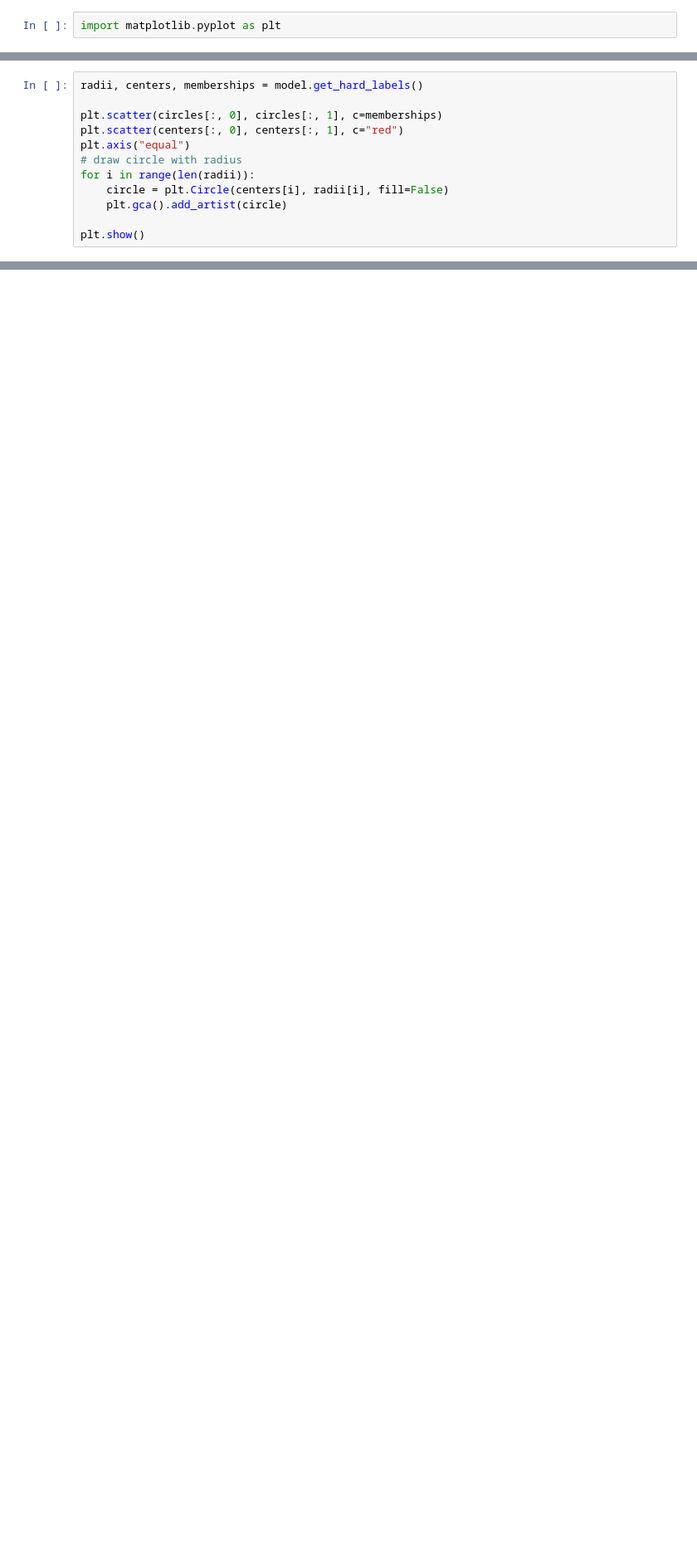
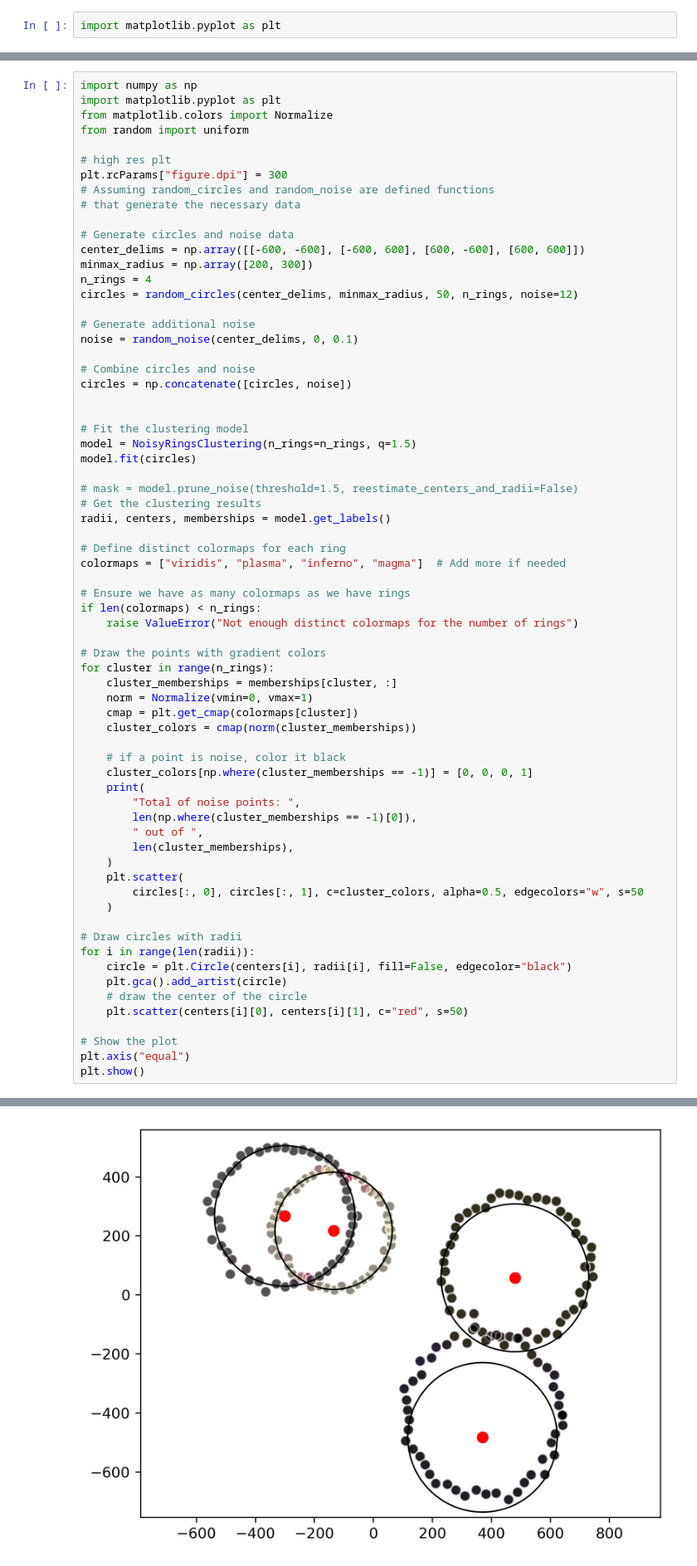
Before and after one commit to davidgonmar/ring-clustering, a Jupyter notebook: experiments/experiments.ipynb, the cells around one changed output, grey strips where cells are left out. Shown at 83% size. Cells and saved outputs as stored; diff of their text form; blank space fills up the shorter version.

```diff
--- a/experiments/experiments.ipynb
+++ b/experiments/experiments.ipynb
@@ -23,12 +10,0 @@ INFO:root:Converged after 9 iterations. Stopping early.
-# %%
-radii, centers, memberships = model.get_hard_labels()
-
-plt.scatter(circles[:, 0], circles[:, 1], c=memberships)
-plt.scatter(centers[:, 0], centers[:, 1], c="red")
-plt.axis("equal")
-# draw circle with radius
-for i in range(len(radii)):
-    circle = plt.Circle(centers[i], radii[i], fill=False)
-    plt.gca().add_artist(circle)
-
-plt.show()
@@ -36,0 +11,69 @@ plt.show()
+# %%
+import numpy as np
+import matplotlib.pyplot as plt
+from matplotlib.colors import Normalize
+from random import uniform
+
+# high res plt
+plt.rcParams["figure.dpi"] = 300
+# Assuming random_circles and random_noise are defined functions
+# that generate the necessary data
+
+# Generate circles and noise data
+center_delims = np.array([[-600, -600], [-600, 600], [600, -600], [600, 600]])
+minmax_radius = np.array([200, 300])
+n_rings = 4
+circles = random_circles(center_delims, minmax_radius, 50, n_rings, noise=12)
+
+# Generate additional noise
+noise = random_noise(center_delims, 0, 0.1)
+
+# Combine circles and noise
+circles = np.concatenate([circles, noise])
+
+
+# Fit the clustering model
+model = NoisyRingsClustering(n_rings=n_rings, q=1.5)
+model.fit(circles)
+
+# mask = model.prune_noise(threshold=1.5, reestimate_centers_and_radii=False)
+# Get the clustering results
+radii, centers, memberships = model.get_labels()
+
+# Define distinct colormaps for each ring
+colormaps = ["viridis", "plasma", "inferno", "magma"]  # Add more if needed
+
+# Ensure we have as many colormaps as we have rings
+if len(colormaps) < n_rings:
+    raise ValueError("Not enough distinct colormaps for the number of rings")
+
+# Draw the points with gradient colors
+for cluster in range(n_rings):
+    cluster_memberships = memberships[cluster, :]
+    norm = Normalize(vmin=0, vmax=1)
+    cmap = plt.get_cmap(colormaps[cluster])
+    cluster_colors = cmap(norm(cluster_memberships))
+
+    # if a point is noise, color it black
+    cluster_colors[np.where(cluster_memberships == -1)] = [0, 0, 0, 1]
+    print(
+        "Total of noise points: ",
+        len(np.where(cluster_memberships == -1)[0]),
+        " out of ",
+        len(cluster_memberships),
+    )
+    plt.scatter(
+        circles[:, 0], circles[:, 1], c=cluster_colors, alpha=0.5, edgecolors="w", s=50
+    )
+
+# Draw circles with radii
+for i in range(len(radii)):
+    circle = plt.Circle(centers[i], radii[i], fill=False, edgecolor="black")
+    plt.gca().add_artist(circle)
+    # draw the center of the circle
+    plt.scatter(centers[i][0], centers[i][1], c="red", s=50)
+
+# Show the plot
+plt.axis("equal")
+plt.show()
+# %% [output]
@@ -36,0 +89 @@ plt.show()
+[figure, added]
```
Also changed, not shown: parts of 6 cells of this notebook, 4 other files.
